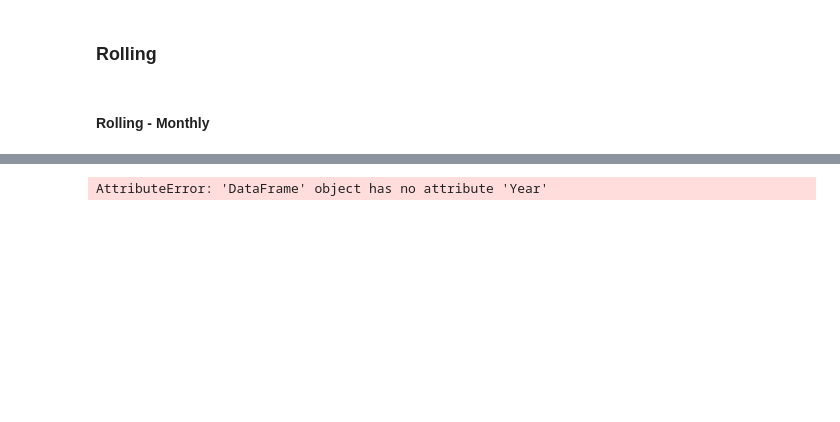
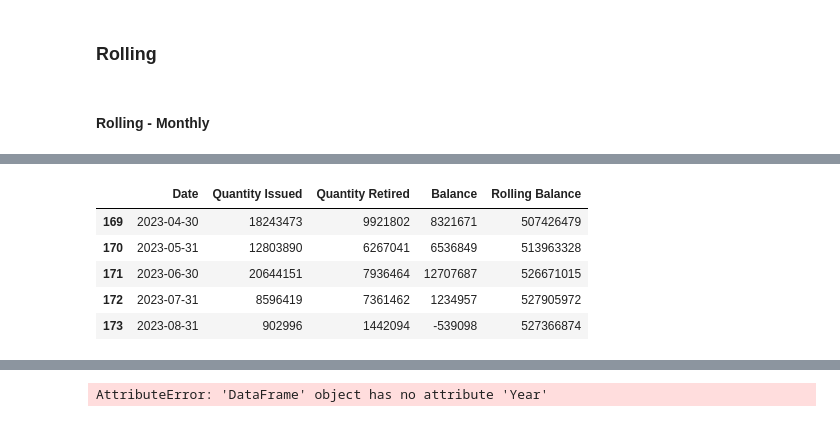
Before and after one commit to SamCurtis111/Voila_Testing, a Jupyter notebook: VCM Issuances and Retirements.ipynb, the cells around one changed output, grey strips where cells are left out. Cells and saved outputs as stored; diff of their text form; code cells hidden in the pictures; blank space fills up the shorter version.

```diff
--- a/VCM Issuances and Retirements.ipynb
+++ b/VCM Issuances and Retirements.ipynb
@@ -85,3 +86,19 @@ px.bar(monthly_retirement, x='Date of Retirement',y='Quantity of Units').show()
 px.bar(monthly_issuance, x='Issuance Date',y='Quantity of Units Issued').show()
 # %% [output]
 [interactive output not drawn]
+# %%
+monthly_issuance.columns = ['Date','Quantity Issued']
+monthly_retirement.columns=['Date','Quantity Retired']
+# %%
+balance = monthly_issuance.merge(monthly_retirement, on='Date',how='left')
+balance['Balance'] = balance['Quantity Issued'] - balance['Quantity Retired']
+balance['Rolling Balance'] = balance.Balance.cumsum()
+# %%
+balance.tail()
+# %% [output]
+|  | Date | Quantity Issued | Quantity Retired | Balance | Rolling Balance |
+| 169 | 2023-04-30 | 18243473 | 9921802 | 8321671 | 507426479 |
+| 170 | 2023-05-31 | 12803890 | 6267041 | 6536849 | 513963328 |
+| 171 | 2023-06-30 | 20644151 | 7936464 | 12707687 | 526671015 |
+| 172 | 2023-07-31 | 8596419 | 7361462 | 1234957 | 527905972 |
+| 173 | 2023-08-31 | 902996 | 1442094 | -539098 | 527366874 |
```
Also changed, not shown: parts of 11 cells of this notebook, 22 other files.
